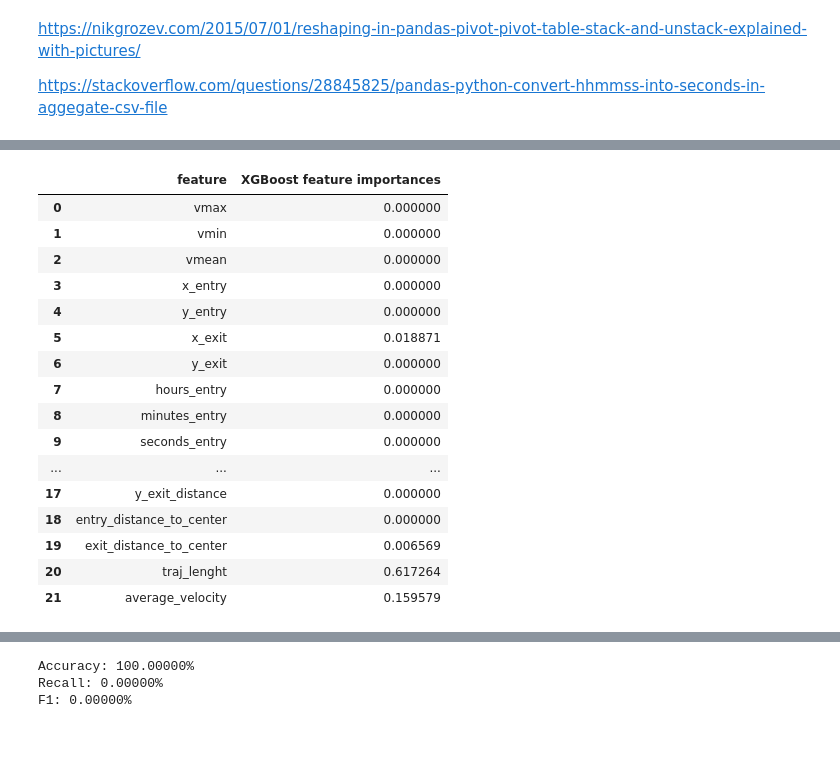
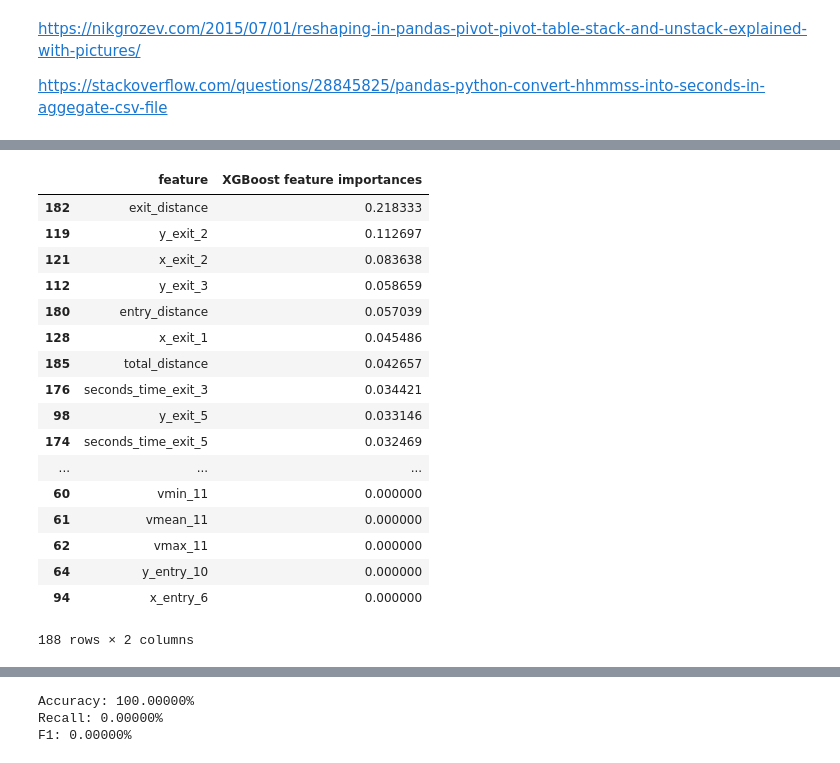
Before and after one commit to anderson93/ey_data_challenge_2019, a Jupyter notebook: New EY.ipynb, the cells around one changed output, grey strips where cells are left out. Cells and saved outputs as stored; diff of their text form; code cells hidden in the pictures.

```diff
--- a/New EY.ipynb
+++ b/New EY.ipynb
@@ -245,21 +155,19 @@ y_exit = train_data.filter(like='y_exit').copy()
 # %%
 import sys
-from scipy import stats
+from sklearn.decomposition import PCA
 from sklearn.preprocessing import StandardScaler
 from sklearn.model_selection import train_test_split
 
-# Removing outliers
-df = train_data.drop(['hash', 'trajectory_id','city_center'], axis=1).copy()
-no_outliers = df[(np.abs(stats.zscore(df)) < 3).all(axis=1)]
 # Scaling
 ss = StandardScaler()
 # PCA
-from sklearn.decomposition import PCA
-pca = PCA(n_components='mle', random_state=420)
+pca = PCA(random_state=420)
 # Separating variables
-X = ss.fit_transform(pca.fit_transform(train_data.iloc[no_outliers.index].drop(['hash', 'trajectory_id','city_center'], axis=1)))
+# X = ss.fit_transform(pca.fit_transform(train_data.iloc[no_outliers.index].drop(to_drop, axis=1).values))
+X = ss.fit_transform(train_data.iloc[no_outliers.index].drop(to_drop, axis=1).values)
 y = train_data.iloc[no_outliers.index]['city_center']
 # # split data into train and test sets
-X_train, X_test, y_train, y_test = train_test_split(X,y,
-                                                    test_size=0.33,
-                                                    random_state=420)
+X_train, X_test,\
+y_train, y_test = train_test_split(X,y,
+                                   test_size=0.33,
+                                   random_state=420)
@@ -363,20 +256,22 @@ pd.DataFrame(list(zip(list(train_data.iloc[no_outliers.index].drop(['hash', 'tra
 # %%
-pd.DataFrame(list(zip(list(train_data.iloc[no_outliers.index].drop(['hash', 'trajectory_id','city_center'], axis=1).keys()), xgb_clf.feature_importances_)), columns=['feature','XGBoost feature importances'])
+pd.DataFrame(list(zip(list(train_data.iloc[no_outliers.index].drop(to_drop, axis=1).keys()),
+                      xgb_clf.feature_importances_)), columns=['feature','XGBoost feature importances']).sort_values('XGBoost feature importances', ascending=False)
 # %% [output]
 |  | feature | XGBoost feature importances |
-| 0 | vmax | 0.000000 |
-| 1 | vmin | 0.000000 |
-| 2 | vmean | 0.000000 |
-| 3 | x_entry | 0.000000 |
-| 4 | y_entry | 0.000000 |
-| 5 | x_exit | 0.018871 |
-| 6 | y_exit | 0.000000 |
-| 7 | hours_entry | 0.000000 |
-| 8 | minutes_entry | 0.000000 |
-| 9 | seconds_entry | 0.000000 |
+| 182 | exit_distance | 0.218333 |
+| 119 | y_exit_2 | 0.112697 |
+| 121 | x_exit_2 | 0.083638 |
+| 112 | y_exit_3 | 0.058659 |
+| 180 | entry_distance | 0.057039 |
+| 128 | x_exit_1 | 0.045486 |
+| 185 | total_distance | 0.042657 |
+| 176 | seconds_time_exit_3 | 0.034421 |
+| 98 | y_exit_5 | 0.033146 |
+| 174 | seconds_time_exit_5 | 0.032469 |
 | ... | ... | ... |
-| 17 | y_exit_distance | 0.000000 |
-| 18 | entry_distance_to_center | 0.000000 |
-| 19 | exit_distance_to_center | 0.006569 |
-| 20 | traj_lenght | 0.617264 |
-| 21 | average_velocity | 0.159579 |
+| 60 | vmin_11 | 0.000000 |
+| 61 | vmean_11 | 0.000000 |
+| 62 | vmax_11 | 0.000000 |
+| 64 | y_entry_10 | 0.000000 |
+| 94 | x_entry_6 | 0.000000 |
+188 rows × 2 columns
```
Also changed, not shown: parts of 21 cells of this notebook, 11 other files.
